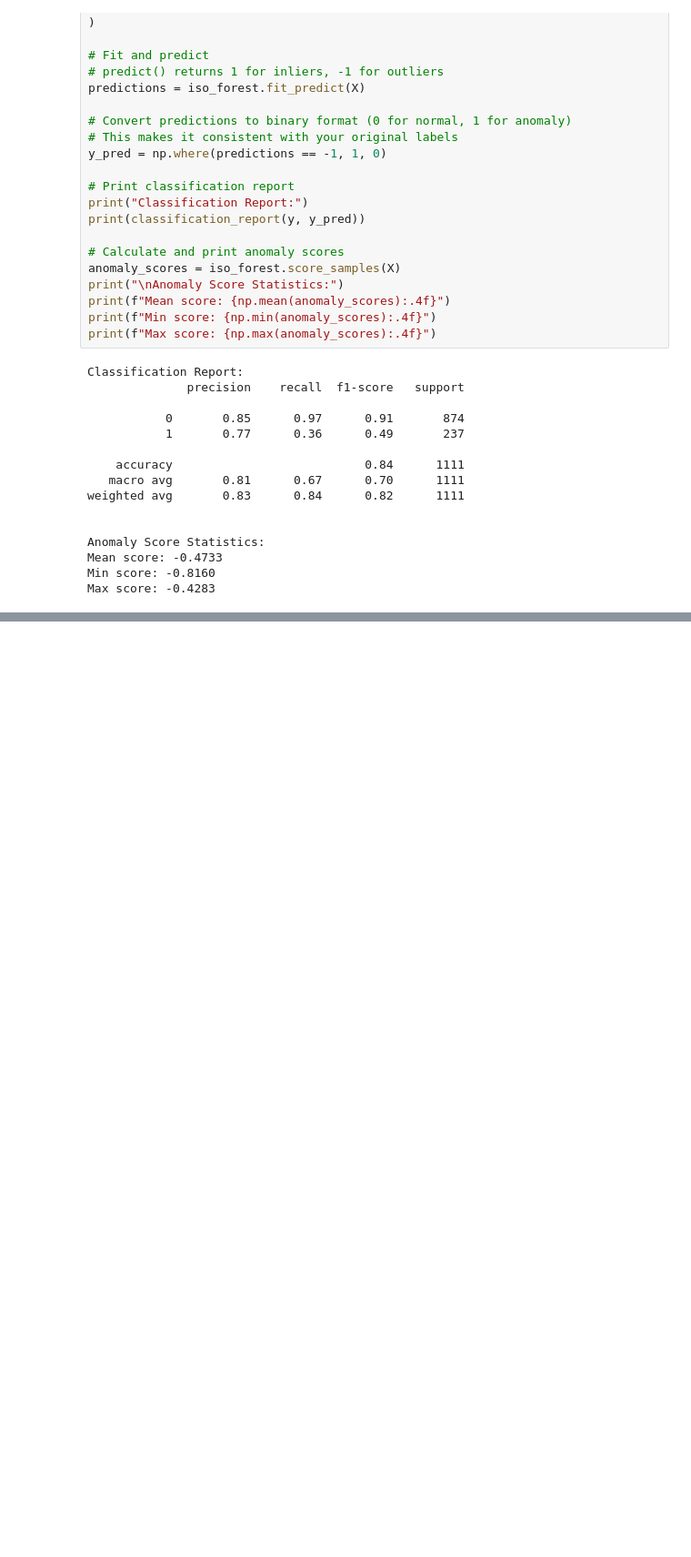
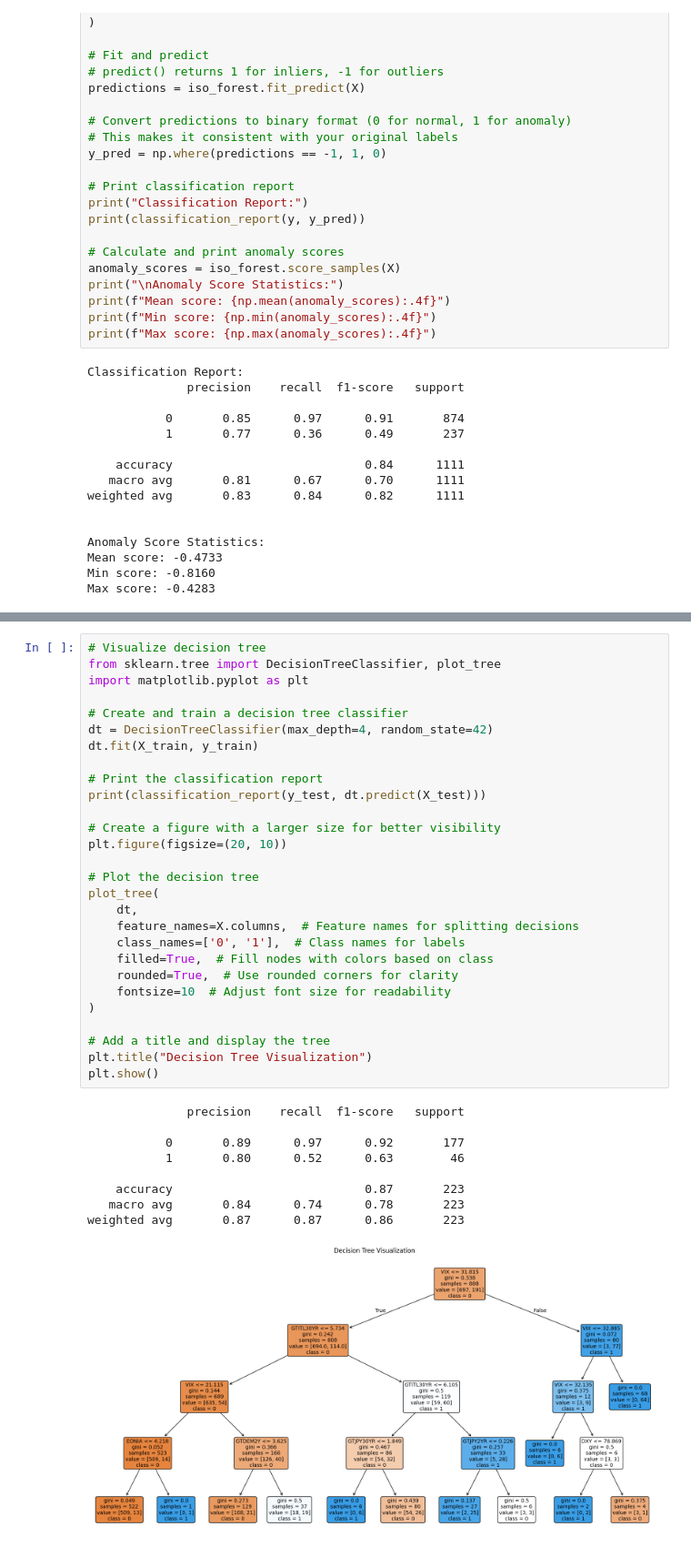
Before and after one commit to mdzubairad/Market-Anamoly-Detection, a Jupyter notebook: Market_Anamoly_Detection.ipynb, the cells around one changed output, grey strips where cells are left out. Shown at 91% size. Cells and saved outputs as stored; diff of their text form; blank space fills up the shorter version.

```diff
--- a/Market_Anamoly_Detection.ipynb
+++ b/Market_Anamoly_Detection.ipynb
@@ -340,0 +377,38 @@ Max score: -0.4283
+# %%
+# Visualize decision tree
+from sklearn.tree import DecisionTreeClassifier, plot_tree
+import matplotlib.pyplot as plt
+
+# Create and train a decision tree classifier
+dt = DecisionTreeClassifier(max_depth=4, random_state=42)
+dt.fit(X_train, y_train)
+
+# Print the classification report
+print(classification_report(y_test, dt.predict(X_test)))
+
+# Create a figure with a larger size for better visibility
+plt.figure(figsize=(20, 10))
+
+# Plot the decision tree
+plot_tree(
+    dt,
+    feature_names=X.columns,  # Feature names for splitting decisions
+    class_names=['0', '1'],  # Class names for labels
+    filled=True,  # Fill nodes with colors based on class
+    rounded=True,  # Use rounded corners for clarity
+    fontsize=10  # Adjust font size for readability
+)
+
+# Add a title and display the tree
+plt.title("Decision Tree Visualization")
+plt.show()
+# %% [output]
+              precision    recall  f1-score   support
+
+           0       0.89      0.97      0.92       177
+           1       0.80      0.52      0.63        46
+
+    accuracy                           0.87       223
+   macro avg       0.84      0.74      0.78       223
+weighted avg       0.87      0.87      0.86       223
+[figure, added]
```
Also changed, not shown: parts of 3 cells of this notebook.
